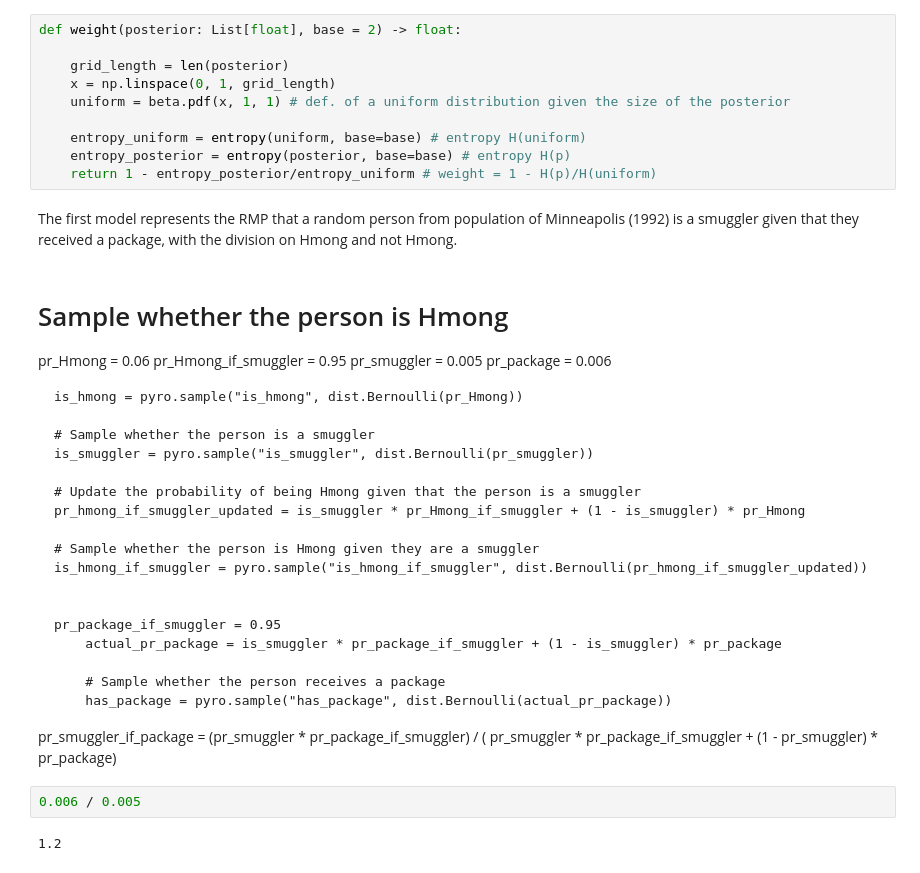
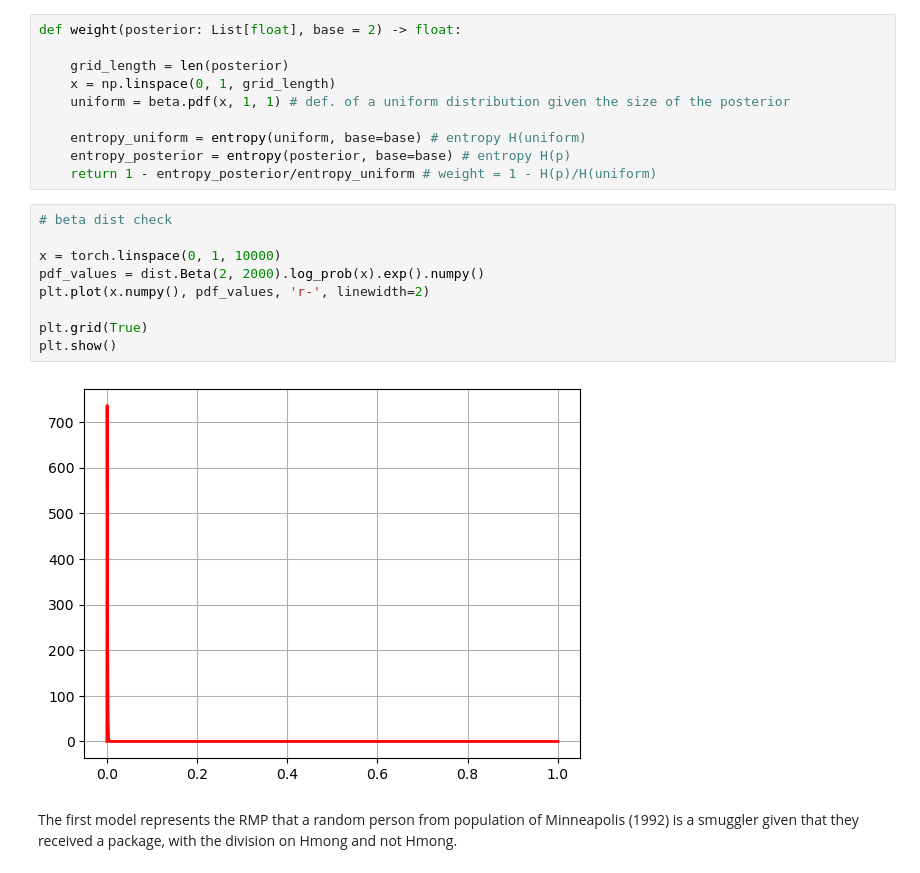
Before and after one commit to rfl-urbaniak/MRbook, a Jupyter notebook: weight-paper/scripts/hmong-opium.ipynb, the cells around one changed output. Saved outputs shown, nothing was run; the diff lists cells and outputs as text.

Commit message:
hmong model first v

```diff
--- a/weight-paper/scripts/hmong-opium.ipynb
+++ b/weight-paper/scripts/hmong-opium.ipynb
@@ -66,38 +66,16 @@ def weight(posterior: List[float], base = 2) -> float:
     entropy_uniform = entropy(uniform, base=base) # entropy H(uniform)
     entropy_posterior = entropy(posterior, base=base) # entropy H(p)
     return 1 - entropy_posterior/entropy_uniform # weight = 1 - H(p)/H(uniform)
+# %%
+# beta dist check
+
+x = torch.linspace(0, 1, 10000)
+pdf_values = dist.Beta(2, 2000).log_prob(x).exp().numpy()
+plt.plot(x.numpy(), pdf_values, 'r-', linewidth=2)
+
+plt.grid(True)
+plt.show()
+# %% [output]
+[figure, added]
 # %% [markdown]
 The first model represents the RMP that a random person from population of Minneapolis (1992) is a smuggler given that they received a package, with the division on Hmong and not Hmong.
-# %% [markdown]
-  # Sample whether the person is Hmong
-
-  pr_Hmong = 0.06
-    pr_Hmong_if_smuggler = 0.95
-    pr_smuggler = 0.005
-    pr_package = 0.006
-
-    is_hmong = pyro.sample("is_hmong", dist.Bernoulli(pr_Hmong))
-
-    # Sample whether the person is a smuggler
-    is_smuggler = pyro.sample("is_smuggler", dist.Bernoulli(pr_smuggler))
-
-    # Update the probability of being Hmong given that the person is a smuggler
-    pr_hmong_if_smuggler_updated = is_smuggler * pr_Hmong_if_smuggler + (1 - is_smuggler) * pr_Hmong
-
-    # Sample whether the person is Hmong given they are a smuggler
-    is_hmong_if_smuggler = pyro.sample("is_hmong_if_smuggler", dist.Bernoulli(pr_hmong_if_smuggler_updated))
-
-
-    pr_package_if_smuggler = 0.95
-        actual_pr_package = is_smuggler * pr_package_if_smuggler + (1 - is_smuggler) * pr_package
-
-        # Sample whether the person receives a package
-        has_package = pyro.sample("has_package", dist.Bernoulli(actual_pr_package))
-
-
-  pr_smuggler_if_package = (pr_smuggler * pr_package_if_smuggler) / (
-        pr_smuggler * pr_package_if_smuggler + (1 - pr_smuggler) * pr_package)
-# %%
-0.006 / 0.005
-# %% [output]
-1.2
```
Also changed, not shown: parts of 7 cells of this notebook.
